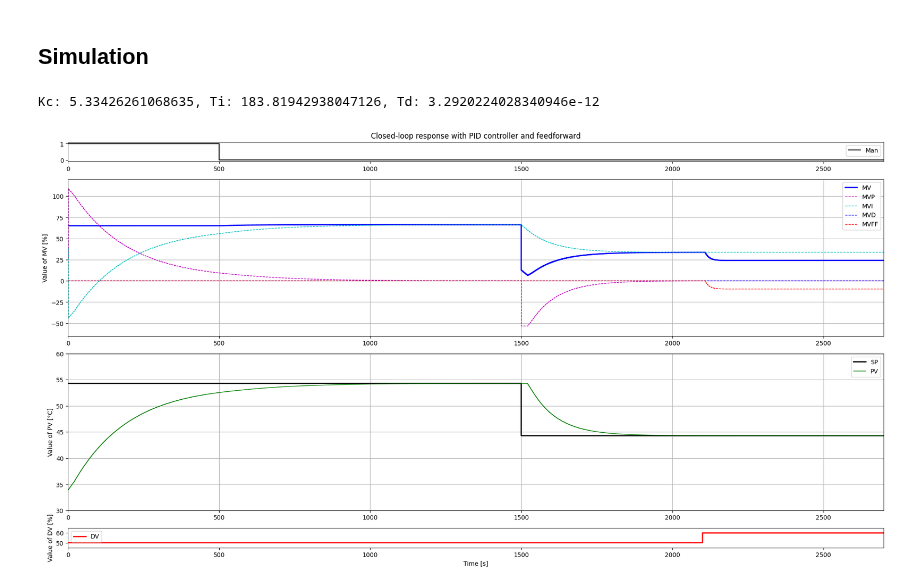
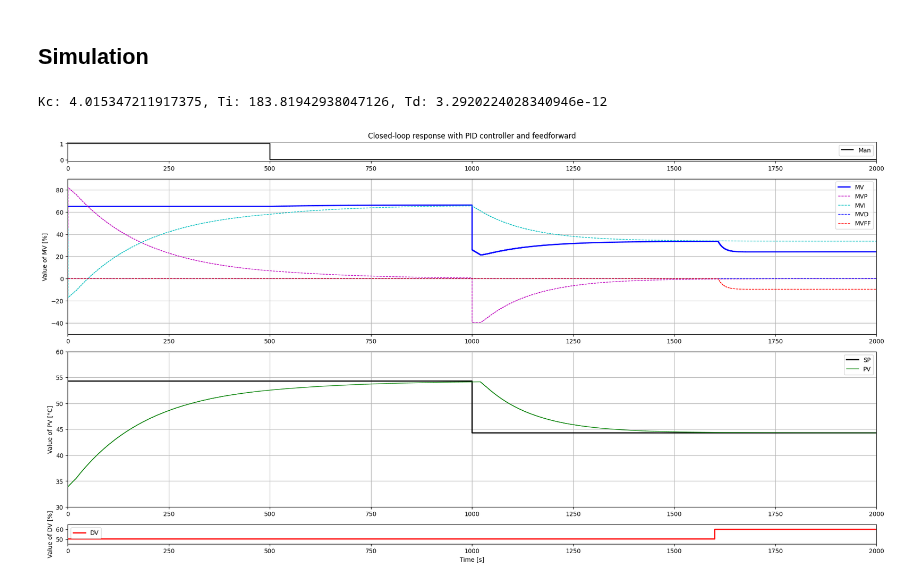
Before and after one commit to sstav0/Lab_Control_Theory, a Jupyter notebook: Simulation_CLP_PID_FF.ipynb, the cells around one changed output. Drawn from its saved outputs; the diff is of its cells as text; code cells hidden in the pictures.

```diff
--- a/Simulation_CLP_PID_FF.ipynb
+++ b/Simulation_CLP_PID_FF.ipynb
@@ -42,8 +36,8 @@ MVmin = 0
 MVmax = 100
 
 # Coefficients
-alpha = 0.7
-gamma = 0.5
+alpha = 1
+gamma = 0.7
 # %% [markdown]
 ## Scenarios
 # %%
@@ -87,11 +81,11 @@ elif scenario == 4:
     ManFF = False # Not needed
 # 5 : Response to perturbation & setpoint change, with controller in auto mode, without FF
 elif scenario == 5:
-    TSim = 2700
-    SPPath = {0: PV0 + 5, 1500: PV0 - 5}
+    TSim = 2000
+    SPPath = {0: PV0 + 5, 1000: PV0 - 5}
     ManPath = {0: True, 500: False, TSim: False}
     MVManPath = {0: MV0+15, TSim: MV0+15}
-    DVPath = {0: DV0, 2100: DV0 + 10}
+    DVPath = {0: DV0, 1600: DV0 + 10}
     FF = False
     ManFF = False # Not needed
 # 6 : Response to perturbation, with controller in auto mode, with FF
@@ -105,11 +99,11 @@ elif scenario == 6:
     ManFF = False # Not needed
 # 7 : Response to perturbation & setpoint change, with controller in auto mode, with FF
 elif scenario == 7:
-    TSim = 2700
-    SPPath = {0: PV0 + 5, 1500: PV0 - 5}
+    TSim = 2000
+    SPPath = {0: PV0 + 5, 1000: PV0 - 5}
     ManPath = {0: True, 500: False, TSim: False}
     MVManPath = {0: MV0+15, TSim: MV0+15}
-    DVPath = {0: DV0, 2100: DV0 + 10}
+    DVPath = {0: DV0, 1600: DV0 + 10}
     FF = True
     ManFF = False # Not needed
 # %% [markdown]
@@ -124,7 +118,7 @@ N = int(TSim/Ts) + 1
 Kc, Ti, Td = IMCTuning(Kp_OMV_SOPDT, T1_OMV_SOPDT, T2_OMV_SOPDT, theta_OMV_SOPDT, gamma, model="SOPDT")
 print(f"Kc: {Kc}, Ti: {Ti}, Td: {Td}")
 # %% [output]
-Kc: 5.33426261068635, Ti: 183.81942938047126, Td: 3.2920224028340946e-12
+Kc: 4.015347211917375, Ti: 183.81942938047126, Td: 3.2920224028340946e-12
 # %%
 # Running simulation with chosen scenario
 
@@ -238,35 +232,35 @@ ax4.set_xlim(0, t[-1])
 MVMinLimit = myRound(np.min((np.min(MV),np.min(MVp),np.min(MVi),np.min(MVd),np.min(MVFF))),5)
 MVMaxLimit = myRound(np.max((np.max(MV),np.max(MVp),np.max(MVi),np.max(MVd),np.max(MVFF))),5)
 
 ax1.set_ylim(-0.1,1.1)
 ax2.set_ylim(MVMinLimit-10, MVMaxLimit+10)
 ax3.set_ylim(myRound(np.min((np.min(PV),np.min(SP))),5)-5, myRound(np.max((np.max(PV),np.max(SP))),5)+5)
 ax4.set_ylim(myRound(np.min(DV),5)-5, myRound(np.max(DV),5)+5)
 
 # Save plot
-if not os.path.exists('Plots'):
-    os.makedirs('Plots')
+# if not os.path.exists('Plots'):
+#     os.makedirs('Plots')
 
-plt.savefig(f'Plots/Simulation_scenario_{scenario}.png',transparent=True)
-plt.savefig(f'Plots/Simulation_scenario_{scenario}.pdf',transparent=True)
+# plt.savefig(f'Plots/Simulation_scenario_{scenario}.png',transparent=True)
+# plt.savefig(f'Plots/Simulation_scenario_{scenario}.pdf',transparent=True)
 
 # Save data
 # t = np.array(t)
 # MAN = np.array(MAN)
 # MV = np.array(MV)
 # MVp = np.array(MVp)
 # MVi = np.array(MVi)
 # MVd = np.array(MVd)
 # MVFF = np.array(MVFF)
 # SP = np.array(SP)
 # PV = np.array(PV)
 # DV = np.array(DV)
 
 # data = np.vstack((t.T, MAN.T, MV.T, MVp.T, MVi.T, MVd.T, MVFF.T, SP.T, PV.T, DV.T))
 # data = data.T
 # if not os.path.exists('Data'):
 #     os.makedirs('Data')
 # nameFile = f'Data/Experiment_scenario_{scenario}.txt'
 # np.savetxt(nameFile,data,delimiter=',',header='t,MAN,MV,MVp,MVi,MVd,MVFF,SP,PV,DV',comments='')
 # %% [output]
-[figure, old version]
+[figure, new version]
```
Also changed, not shown: parts of 2 cells of this notebook, 1 other file.
